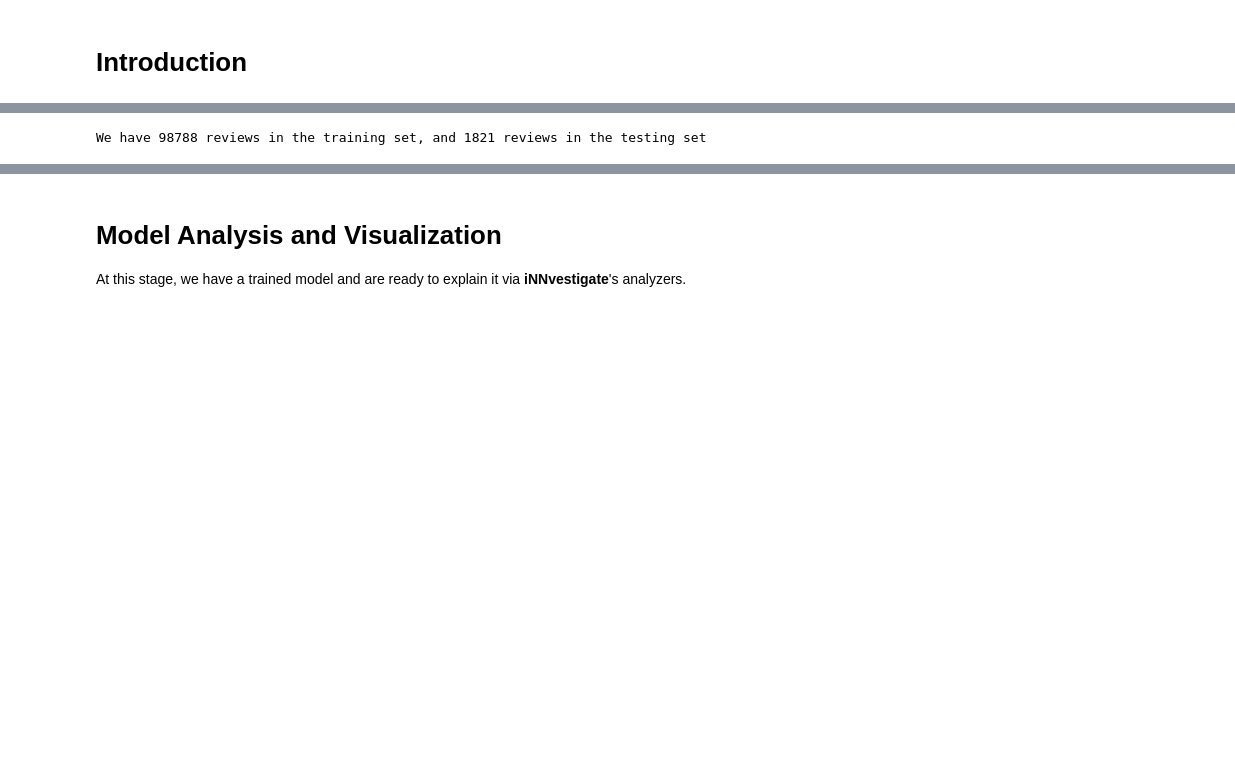
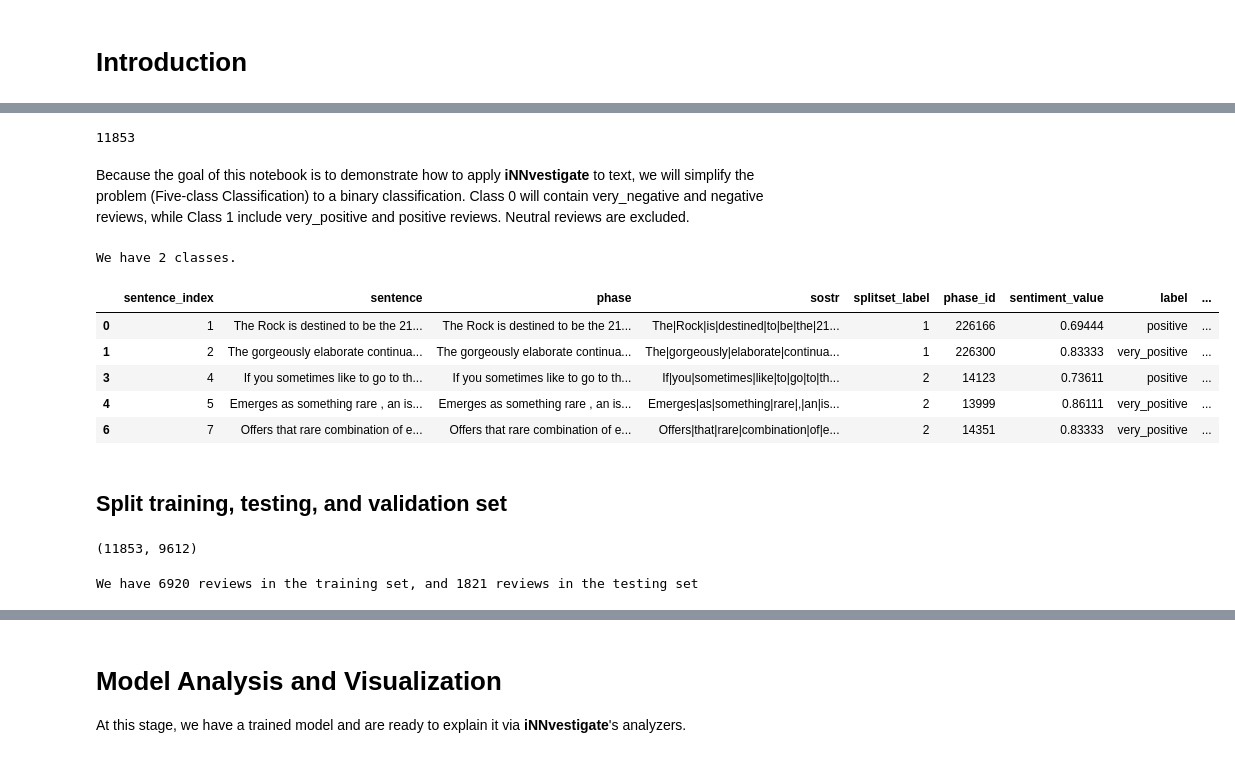
Before and after one commit to albermax/innvestigate, a Jupyter notebook: examples/notebooks/sentiment_analysis.ipynb, the cells around one changed output, grey strips where cells are left out. Drawn from its saved outputs; the diff is of its cells as text; code cells hidden in the pictures; blank space fills up the shorter version.

```diff
--- a/examples/notebooks/sentiment_analysis.ipynb
+++ b/examples/notebooks/sentiment_analysis.ipynb
@@ -137,0 +90,2 @@ for k, v in dataset_names.items():
+# %%
+DATA_PATH = './stanfordSentimentTreebank'
@@ -137,0 +157,14 @@ for k, v in dataset_names.items():
+# %%
+def sentiment_discretizer(sentiment_value):
+    if 0 <= sentiment_value <= 0.2:
+        return 'very_negative'
+    elif 0.2 < sentiment_value <= 0.4:
+        return 'negative'
+    elif 0.4 < sentiment_value <= 0.6:
+        return 'neutral'
+    elif 0.6 < sentiment_value <= 0.8:
+        return 'positive'
+    elif 0.8 < sentiment_value <= 1:
+        return 'very_positive'
+
+df_reviews_with_sentiment_value['label'] = df_reviews_with_sentiment_value.sentiment_value.apply(sentiment_discretizer)
@@ -137,0 +180,18 @@ for k, v in dataset_names.items():
+# %%
+len(df_reviews_with_sentiment_value)
+# %% [output]
+11853
+# %% [markdown]
+Because the goal of this notebook is to demonstrate how to apply **iNNvestigate** to text, we will simplify the problem (Five-class Classification) to a binary classification. Class 0 will contain very_negative and negative reviews, while Class 1 include very_positive and positive reviews. Neutral reviews are excluded.
+# %%
+LABEL_MAPPING = {
+    'very_negative': 0,
+    'negative': 0,
+    'positive': 1,
+    'very_positive': 1
+}
+
+LABEL_IDX_TO_NAME = {
+    0: 'negative',
+    1: 'positive'
+}
@@ -137,0 +202,22 @@ for k, v in dataset_names.items():
+# %%
+NUM_CLASSES = len(set(LABEL_MAPPING.values()))
+print('We have %d classes.' % NUM_CLASSES)
+# %% [output]
+We have 2 classes.
+# %%
+filtered_indices = df_reviews_with_sentiment_value.label.apply(lambda l: l in LABEL_MAPPING)
+
+df_reviews_with_sentiment_value_filtered = df_reviews_with_sentiment_value.loc[filtered_indices].copy()
+df_reviews_with_sentiment_value_filtered.loc[:, 'label_idx'] = df_reviews_with_sentiment_value_filtered.label\
+    .apply(lambda l: LABEL_MAPPING[l])
+
+df_reviews_with_sentiment_value_filtered[:5]
+# %% [output]
+|  | sentence_index | sentence | phase | sostr | splitset_label | phase_id | sentiment_value | label | ... |
+| 0 | 1 | The Rock is destined to be the 21... | The Rock is destined to be the 21... | The|Rock|is|destined|to|be|the|21... | 1 | 226166 | 0.69444 | positive | ... |
+| 1 | 2 | The gorgeously elaborate continua... | The gorgeously elaborate continua... | The|gorgeously|elaborate|continua... | 1 | 226300 | 0.83333 | very_positive | ... |
+| 3 | 4 | If you sometimes like to go to th... | If you sometimes like to go to th... | If|you|sometimes|like|to|go|to|th... | 2 | 14123 | 0.73611 | positive | ... |
+| 4 | 5 | Emerges as something rare , an is... | Emerges as something rare , an is... | Emerges|as|something|rare|,|an|is... | 2 | 13999 | 0.86111 | very_positive | ... |
+| 6 | 7 | Offers that rare combination of e... | Offers that rare combination of e... | Offers|that|rare|combination|of|e... | 2 | 14351 | 0.83333 | very_positive | ... |
+# %% [markdown]
+## Split training, testing, and validation set
@@ -138,7 +268,11 @@ for k, v in dataset_names.items():
+# %%
+len(df_reviews_with_sentiment_value), len(df_reviews_with_sentiment_value_filtered)
+# %% [output]
+(11853, 9612)
 # %%
 print('We have %d reviews in the training set, and %d reviews in the testing set' %
-      (len(datasets['train']['reviews']), len(datasets['test']['reviews']))
+      (len(DATASETS['training']['x4d']), len(DATASETS['testing']['x4d']))
      )
 # %% [output]
-We have 98788 reviews in the training set, and 1821 reviews in the testing set
+We have 6920 reviews in the training set, and 1821 reviews in the testing set
 # %%
```
Also changed, not shown: parts of 30 cells of this notebook.
